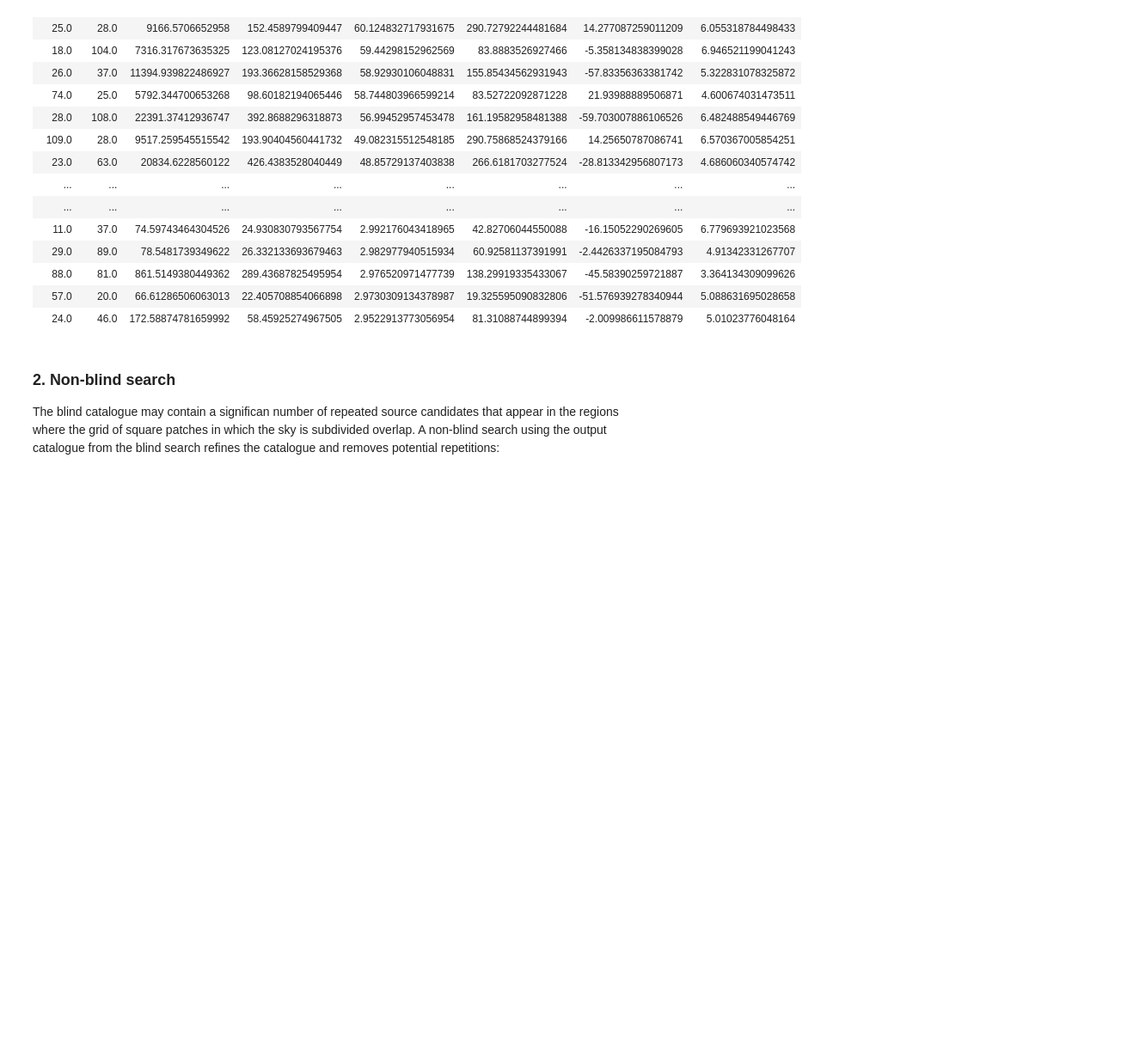
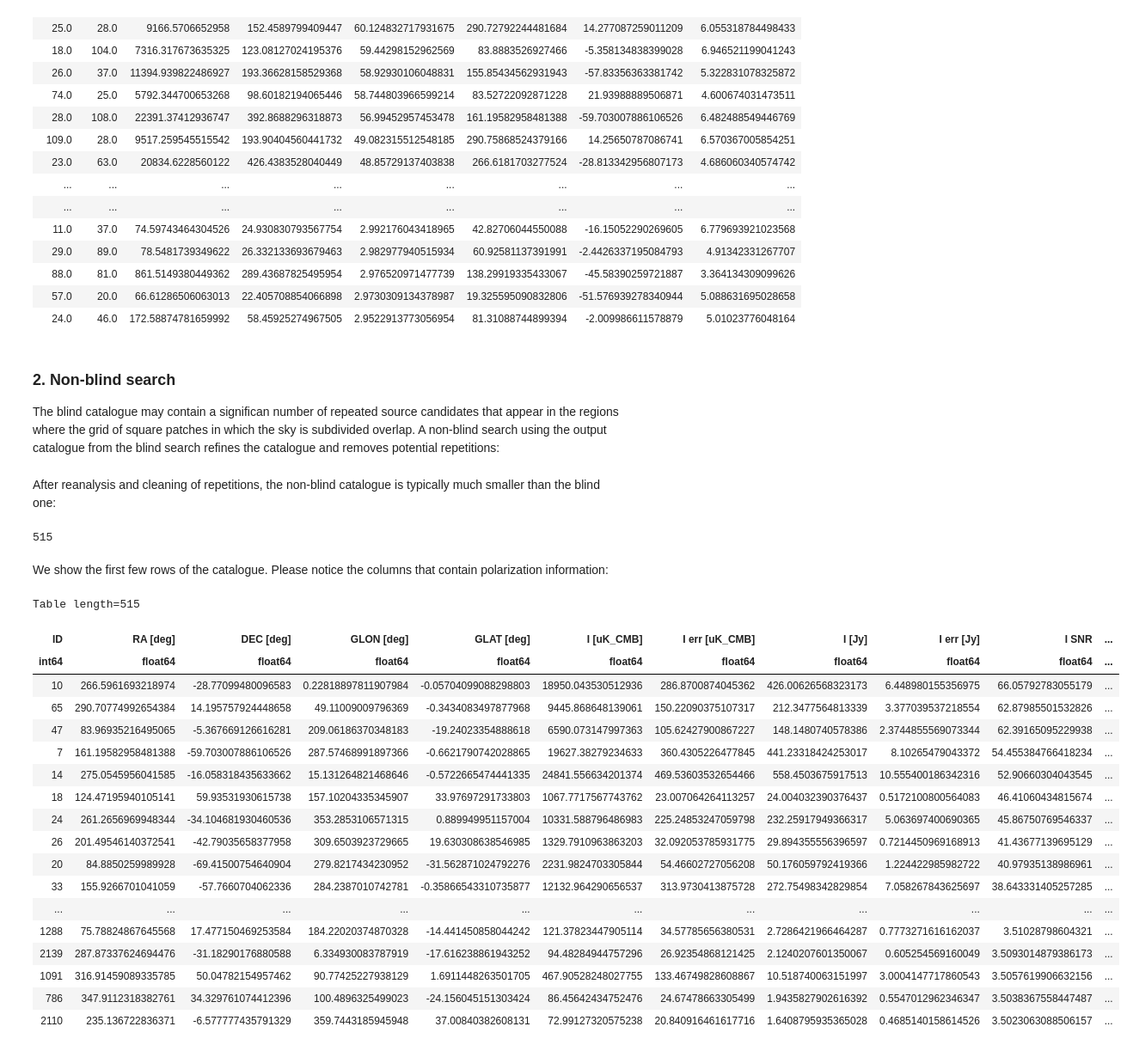
Before and after one commit to HerranzD/IFCAPOL, a Jupyter notebook: IFCAPOL_catalogues_example.ipynb, the cells around one changed output. Shown at 86% size. Cells and saved outputs as stored; diff of their text form; code cells hidden in the pictures; blank space fills up the shorter version.

```diff
--- a/IFCAPOL_catalogues_example.ipynb
+++ b/IFCAPOL_catalogues_example.ipynb
@@ -105 +105,31 @@ nonblind_cat = non_blind_survey(map40,cat_filename,clean_mode='after')
                #
+# %% [markdown]
+After reanalysis and cleaning of repetitions, the non-blind catalogue is typically much smaller than the blind one:
+# %%
+len(nonblind_cat)
+# %% [output]
+515
+# %% [markdown]
+We show the first few rows of the catalogue. Please notice the columns that contain polarization information:
+# %%
+nonblind_cat
+# %% [output]
+Table length=515
+| ID | RA [deg] | DEC [deg] | GLON [deg] | GLAT [deg] | I [uK_CMB] | I err [uK_CMB] | I [Jy] | I err [Jy] | I SNR | ... |
+| int64 | float64 | float64 | float64 | float64 | float64 | float64 | float64 | float64 | float64 | ... |
+| 10 | 266.5961693218974 | -28.77099480096583 | 0.22818897811907984 | -0.05704099088298803 | 18950.043530512936 | 286.8700874045362 | 426.00626568323173 | 6.448980155356975 | 66.05792783055179 | ... |
+| 65 | 290.70774992654384 | 14.195757924448658 | 49.11009009796369 | -0.3434083497877968 | 9445.868648139061 | 150.22090375107317 | 212.3477564813339 | 3.377039537218554 | 62.87985501532826 | ... |
+| 47 | 83.96935216495065 | -5.367669126616281 | 209.06186370348183 | -19.24023354888618 | 6590.073147997363 | 105.62427900867227 | 148.1480740578386 | 2.3744855569073344 | 62.39165095229938 | ... |
+| 7 | 161.19582958481388 | -59.703007886106526 | 287.57468991897366 | -0.6621790742028865 | 19627.38279234633 | 360.4305226477845 | 441.23318424253017 | 8.10265479043372 | 54.455384766418234 | ... |
+| 14 | 275.0545956041585 | -16.058318435633662 | 15.131264821468646 | -0.5722665474441335 | 24841.556634201374 | 469.53603532654466 | 558.4503675917513 | 10.555400186342316 | 52.90660304043545 | ... |
+| 18 | 124.47195940105141 | 59.93531930615738 | 157.10204335345907 | 33.97697291733803 | 1067.7717567743762 | 23.007064264113257 | 24.004032390376437 | 0.5172100800564083 | 46.41060434815674 | ... |
+| 24 | 261.2656969948344 | -34.104681930460536 | 353.2853106571315 | 0.889949951157004 | 10331.588796486983 | 225.24853247059798 | 232.25917949366317 | 5.063697400690365 | 45.86750769546337 | ... |
+| 26 | 201.49546140372541 | -42.79035658377958 | 309.6503923729665 | 19.630308638546985 | 1329.7910963863203 | 32.092053785931775 | 29.894355556396597 | 0.7214450969168913 | 41.43677139695129 | ... |
+| 20 | 84.8850259989928 | -69.41500754640904 | 279.8217434230952 | -31.562871024792276 | 2231.9824703305844 | 54.46602727056208 | 50.176059792419366 | 1.224422985982722 | 40.97935138986961 | ... |
+| 33 | 155.9266701041059 | -57.7660704062336 | 284.2387010742781 | -0.35866543310735877 | 12132.964290656537 | 313.9730413875728 | 272.75498342829854 | 7.058267843625697 | 38.643331405257285 | ... |
+| ... | ... | ... | ... | ... | ... | ... | ... | ... | ... | ... |
+| 1288 | 75.78824867645568 | 17.477150469253584 | 184.22020374870328 | -14.441450858044242 | 121.37823447905114 | 34.57785656380531 | 2.7286421966464287 | 0.7773271616162037 | 3.51028798604321 | ... |
+| 2139 | 287.87337624694476 | -31.18290176880588 | 6.334930083787919 | -17.616238861943252 | 94.48284944757296 | 26.92354868121425 | 2.1240207601350067 | 0.605254569160049 | 3.5093014879386173 | ... |
+| 1091 | 316.91459089335785 | 50.04782154957462 | 90.77425227938129 | 1.6911448263501705 | 467.90528248027755 | 133.46749828608867 | 10.518740063151997 | 3.0004147717860543 | 3.5057619906632156 | ... |
+| 786 | 347.9112318382761 | 34.329761074412396 | 100.4896325499023 | -24.156045151303424 | 86.45642434752476 | 24.67478663305499 | 1.9435827902616392 | 0.5547012962346347 | 3.5038367558447487 | ... |
+| 2110 | 235.136722836371 | -6.577777435791329 | 359.7443185945948 | 37.00840382608131 | 72.99127320575238 | 20.840916461617716 | 1.6408795935365028 | 0.4685140158614526 | 3.5023063088506157 | ... |
```
Also changed, not shown: parts of 12 cells of this notebook.
